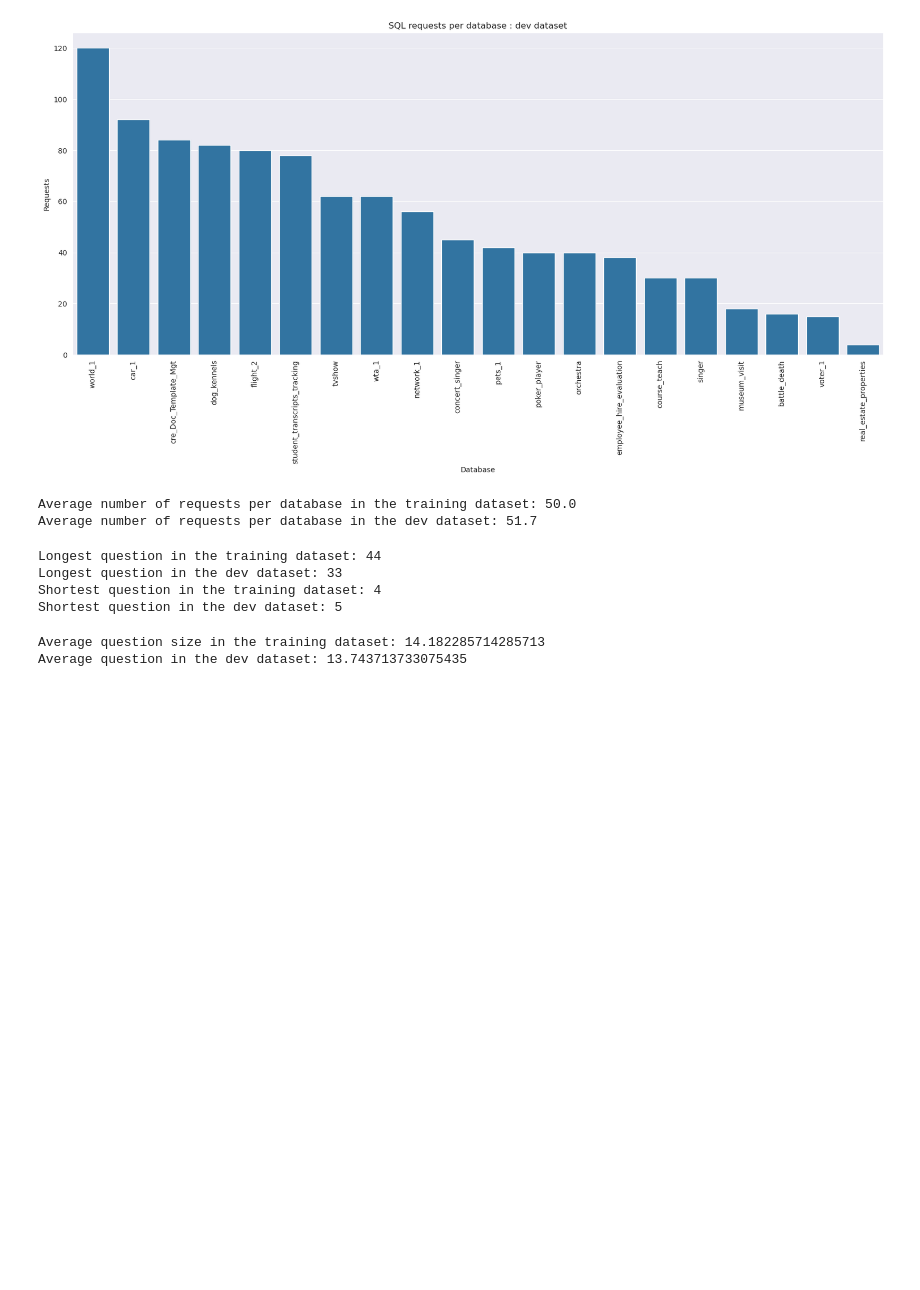
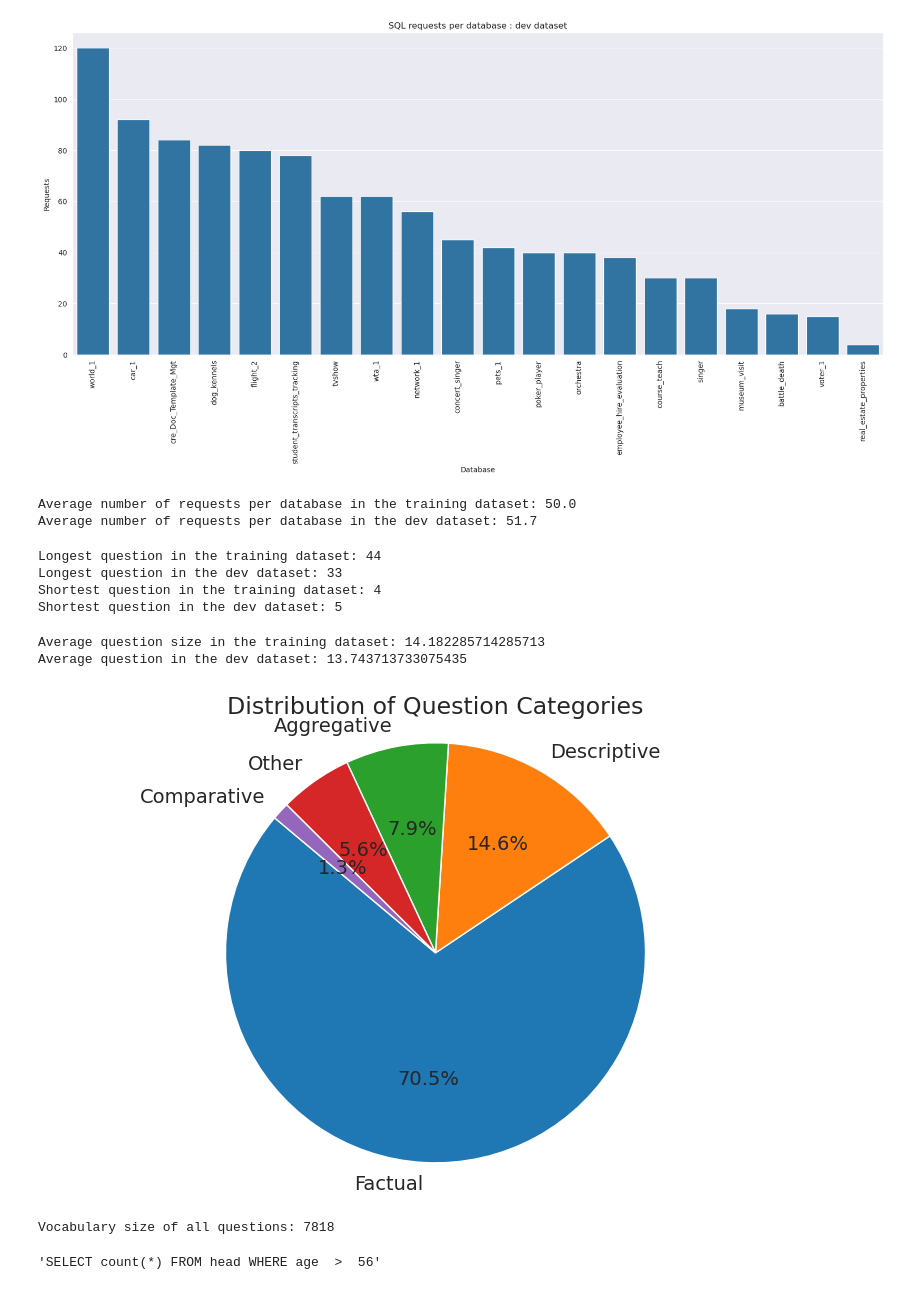
Before and after one commit to adam2305/Text2SQL, a Jupyter notebook: data_processing/data_analysis.ipynb, the cells around one changed output. Cells and saved outputs as stored; diff of their text form; code cells hidden in the pictures; blank space fills up the shorter version.

```diff
--- a/data_processing/data_analysis.ipynb
+++ b/data_processing/data_analysis.ipynb
@@ -94,0 +144,39 @@ Average question in the dev dataset: 13.743713733075435
+# %%
+test1 = dev_df['question']
+test = train_df['question']
+t = pd.concat([train_df['question'], dev_df['question']], axis=0).reset_index(drop=True)
+categorized_questions = categorize_questions_list(t)
+# %%
+import matplotlib.pyplot as plt
+
+# Count the occurrences of each category
+category_counts = categorized_questions['category'].value_counts()
+
+# Create a pie chart with larger text
+plt.figure(figsize=(10, 6))
+plt.pie(category_counts, labels=category_counts.index, autopct='%1.1f%%', startangle=140, textprops={'fontsize': 14})
+plt.title('Distribution of Question Categories', fontsize=17)
+plt.axis('equal')  # Equal aspect ratio ensures that pie is drawn as a circle.
+plt.show()
+# %% [output]
+[figure, added]
+# %%
+from collections import Counter
+import pandas as pd
+
+# Combine all questions into a single list
+all_questions = pd.concat([train_df['question'], dev_df['question']], axis=0).reset_index(drop=True)
+
+# Tokenize the questions
+all_tokens = [token for question in all_questions for token in question.split()]
+
+# Count unique tokens
+vocabulary_size = len(set(all_tokens))
+
+print(f'Vocabulary size of all questions: {vocabulary_size}')
+# %% [output]
+Vocabulary size of all questions: 7818
+# %%
+all_queries = pd.concat([train_df['query'], dev_df['query']], axis=0).reset_index(drop=True)
+# %% [output]
+'SELECT count(*) FROM head WHERE age  >  56'
```
Also changed, not shown: parts of 5 cells of this notebook.
